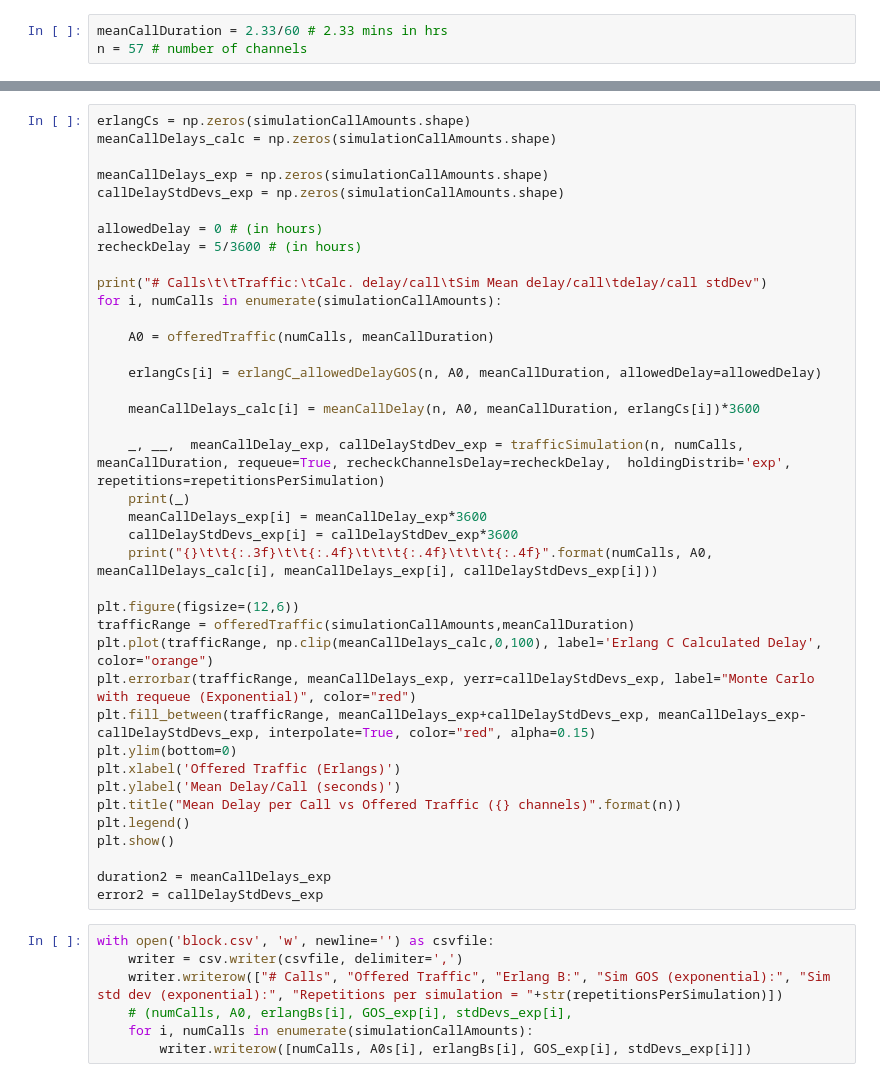
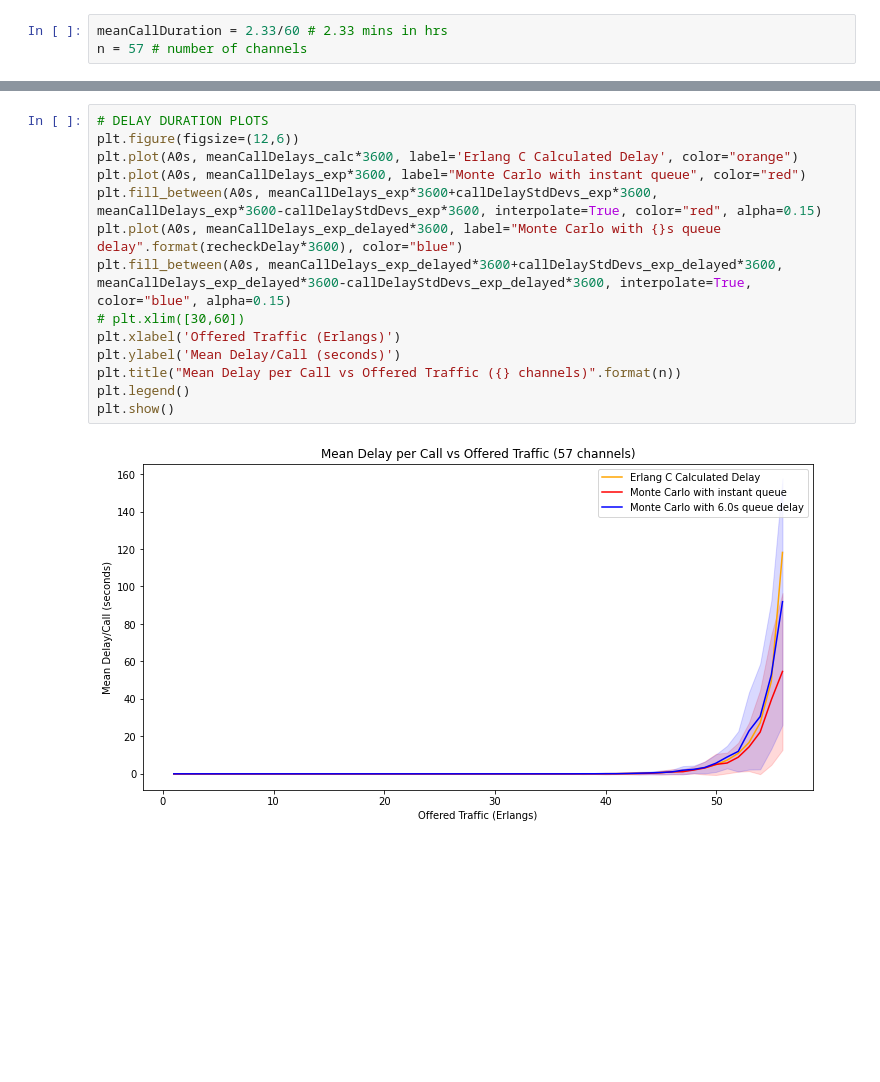
Before and after one commit to Paul-Kielty/Erlang_accuracy_MonteCarlo_simulations, a Jupyter notebook: erlang_b.ipynb, the cells around one changed output, grey strips where cells are left out. Cells and saved outputs as stored; diff of their text form; blank space fills up the shorter version.

```diff
--- a/erlang_b.ipynb
+++ b/erlang_b.ipynb
@@ -511,46 +388,16 @@ NameError: name 'duration1' is not defined
-# %%
-erlangCs = np.zeros(simulationCallAmounts.shape)
-meanCallDelays_calc = np.zeros(simulationCallAmounts.shape)
-
-meanCallDelays_exp = np.zeros(simulationCallAmounts.shape)
-callDelayStdDevs_exp = np.zeros(simulationCallAmounts.shape)
-
-allowedDelay = 0 # (in hours)
-recheckDelay = 5/3600 # (in hours)
-
-print("# Calls\t\tTraffic:\tCalc. delay/call\tSim Mean delay/call\tdelay/call stdDev")
-for i, numCalls in enumerate(simulationCallAmounts):
-
-    A0 = offeredTraffic(numCalls, meanCallDuration)
-
-    erlangCs[i] = erlangC_allowedDelayGOS(n, A0, meanCallDuration, allowedDelay=allowedDelay)
-
-    meanCallDelays_calc[i] = meanCallDelay(n, A0, meanCallDuration, erlangCs[i])*3600
-
-    _, __,  meanCallDelay_exp, callDelayStdDev_exp = trafficSimulation(n, numCalls, meanCallDuration, requeue=True, recheckChannelsDelay=recheckDelay,  holdingDistrib='exp', repetitions=repetitionsPerSimulation)
-    print(_)
-    meanCallDelays_exp[i] = meanCallDelay_exp*3600
-    callDelayStdDevs_exp[i] = callDelayStdDev_exp*3600
-    print("{}\t\t{:.3f}\t\t{:.4f}\t\t\t{:.4f}\t\t\t{:.4f}".format(numCalls, A0, meanCallDelays_calc[i], meanCallDelays_exp[i], callDelayStdDevs_exp[i]))
-
-plt.figure(figsize=(12,6))
-trafficRange = offeredTraffic(simulationCallAmounts,meanCallDuration)
-plt.plot(trafficRange, np.clip(meanCallDelays_calc,0,100), label='Erlang C Calculated Delay', color="orange")
-plt.errorbar(trafficRange, meanCallDelays_exp, yerr=callDelayStdDevs_exp, label="Monte Carlo with requeue (Exponential)", color="red")
-plt.fill_between(trafficRange, meanCallDelays_exp+callDelayStdDevs_exp, meanCallDelays_exp-callDelayStdDevs_exp, interpolate=True, color="red", alpha=0.15)
-plt.ylim(bottom=0)
-plt.xlabel('Offered Traffic (Erlangs)')
-plt.ylabel('Mean Delay/Call (seconds)')
-plt.title("Mean Delay per Call vs Offered Traffic ({} channels)".format(n))
-plt.legend()
-plt.show()
-
-duration2 = meanCallDelays_exp
-error2 = callDelayStdDevs_exp
-# %%
-with open('block.csv', 'w', newline='') as csvfile:
-    writer = csv.writer(csvfile, delimiter=',')
-    writer.writerow(["# Calls", "Offered Traffic", "Erlang B:", "Sim GOS (exponential):", "Sim std dev (exponential):", "Repetitions per simulation = "+str(repetitionsPerSimulation)])
-    # (numCalls, A0, erlangBs[i], GOS_exp[i], stdDevs_exp[i],
-    for i, numCalls in enumerate(simulationCallAmounts):
-        writer.writerow([numCalls, A0s[i], erlangBs[i], GOS_exp[i], stdDevs_exp[i]])
+# %%
+# DELAY DURATION PLOTS
+plt.figure(figsize=(12,6))
+plt.plot(A0s, meanCallDelays_calc*3600, label='Erlang C Calculated Delay', color="orange")
+plt.plot(A0s, meanCallDelays_exp*3600, label="Monte Carlo with instant queue", color="red")
+plt.fill_between(A0s, meanCallDelays_exp*3600+callDelayStdDevs_exp*3600, meanCallDelays_exp*3600-callDelayStdDevs_exp*3600, interpolate=True, color="red", alpha=0.15)
+plt.plot(A0s, meanCallDelays_exp_delayed*3600, label="Monte Carlo with {}s queue delay".format(recheckDelay*3600), color="blue")
+plt.fill_between(A0s, meanCallDelays_exp_delayed*3600+callDelayStdDevs_exp_delayed*3600, meanCallDelays_exp_delayed*3600-callDelayStdDevs_exp_delayed*3600, interpolate=True, color="blue", alpha=0.15)
+# plt.xlim([30,60])
+plt.xlabel('Offered Traffic (Erlangs)')
+plt.ylabel('Mean Delay/Call (seconds)')
+plt.title("Mean Delay per Call vs Offered Traffic ({} channels)".format(n))
+plt.legend()
+plt.show()
+# %% [output]
+[figure, added]
```
Also changed, not shown: parts of 9 cells of this notebook.
